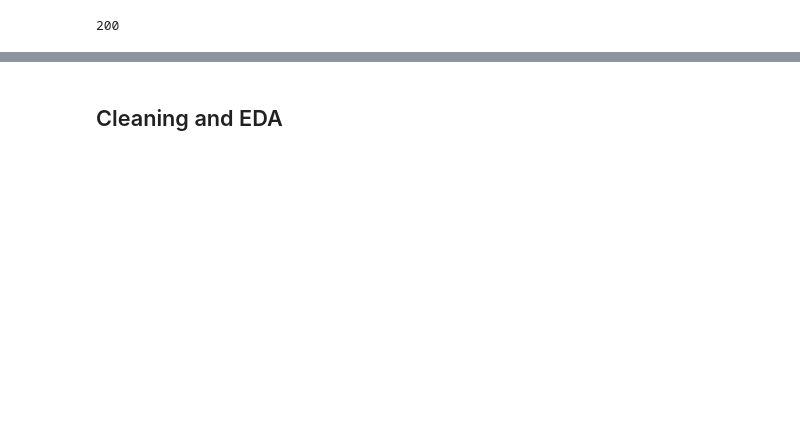
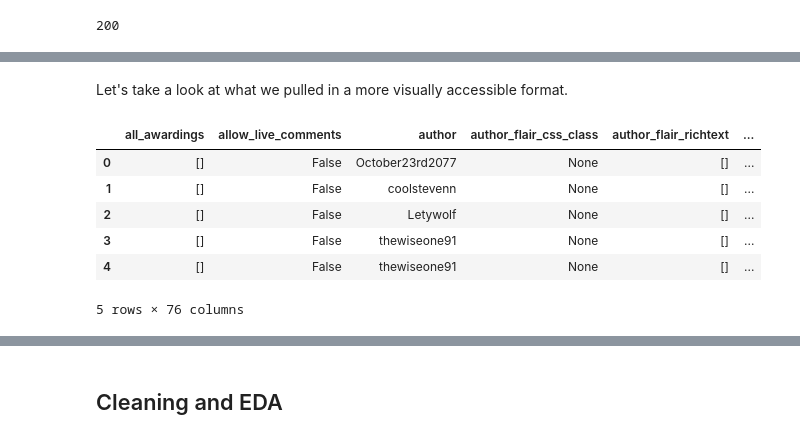
Before and after one commit to cotica/reddit_classifier, a Jupyter notebook: code/Project-3-Scaping-Subreddits-orig.ipynb, the cells around one changed output, grey strips where cells are left out. Cells and saved outputs as stored; diff of their text form; code cells hidden in the pictures; blank space fills up the shorter version.

Commit message:
initial data pull skeleton with for loop

```diff
--- a/code/Project-3-Scaping-Subreddits-orig.ipynb
+++ b/code/Project-3-Scaping-Subreddits-orig.ipynb
@@ -60,7 +82,14 @@ _PRO-TIP: Paste https://api.pushshift.io/reddit/search/submission?subreddit=Movi
 # %%
 #define what we need to get from the subreddit
 params = {
-    'subreddit': 'movie_details',
+    'subreddit': 'MovieDetails',
     'size' : 100 #100 seems to be the max, even if change this to a greater size
 #    'before': ''
 }
+# %%
+#define what we need to get from the subreddit
+params2 = {
+    'subreddit': 'shittymoviedetails',
+    'size' : 100 #100 seems to be the max, even if change this to a greater size
+#    'before': ''
+}
@@ -118,0 +103,3 @@ note: orig just means it's not a link post
+# %%
+res2 = requests.get(url2, params2)
+res2.status_code
@@ -118,0 +130,5 @@ note: orig just means it's not a link post
+# %%
+#repeat for the 2nd subreddit
+data2 = res2.json() #get the content in JSON format
+posts2 = data2['data'][0] #Fetch the list of first post
+posts2
@@ -122,0 +157,15 @@ len(posts)
+# %% [markdown]
+Let's take a look at what we pulled in a more visually accessible format.
+# %%
+#create df
+results_df = pd.DataFrame(data['data'])
+results_df2 = pd.DataFrame(data2['data'])
+results_df.head()
+# %% [output]
+|  | all_awardings | allow_live_comments | author | author_flair_css_class | author_flair_richtext | ... |
+| 0 | [] | False | October23rd2077 | None | [] | ... |
+| 1 | [] | False | coolstevenn | None | [] | ... |
+| 2 | [] | False | Letywolf | None | [] | ... |
+| 3 | [] | False | thewiseone91 | None | [] | ... |
+| 4 | [] | False | thewiseone91 | None | [] | ... |
+5 rows × 76 columns
```
Also changed, not shown: parts of 77 cells of this notebook.
